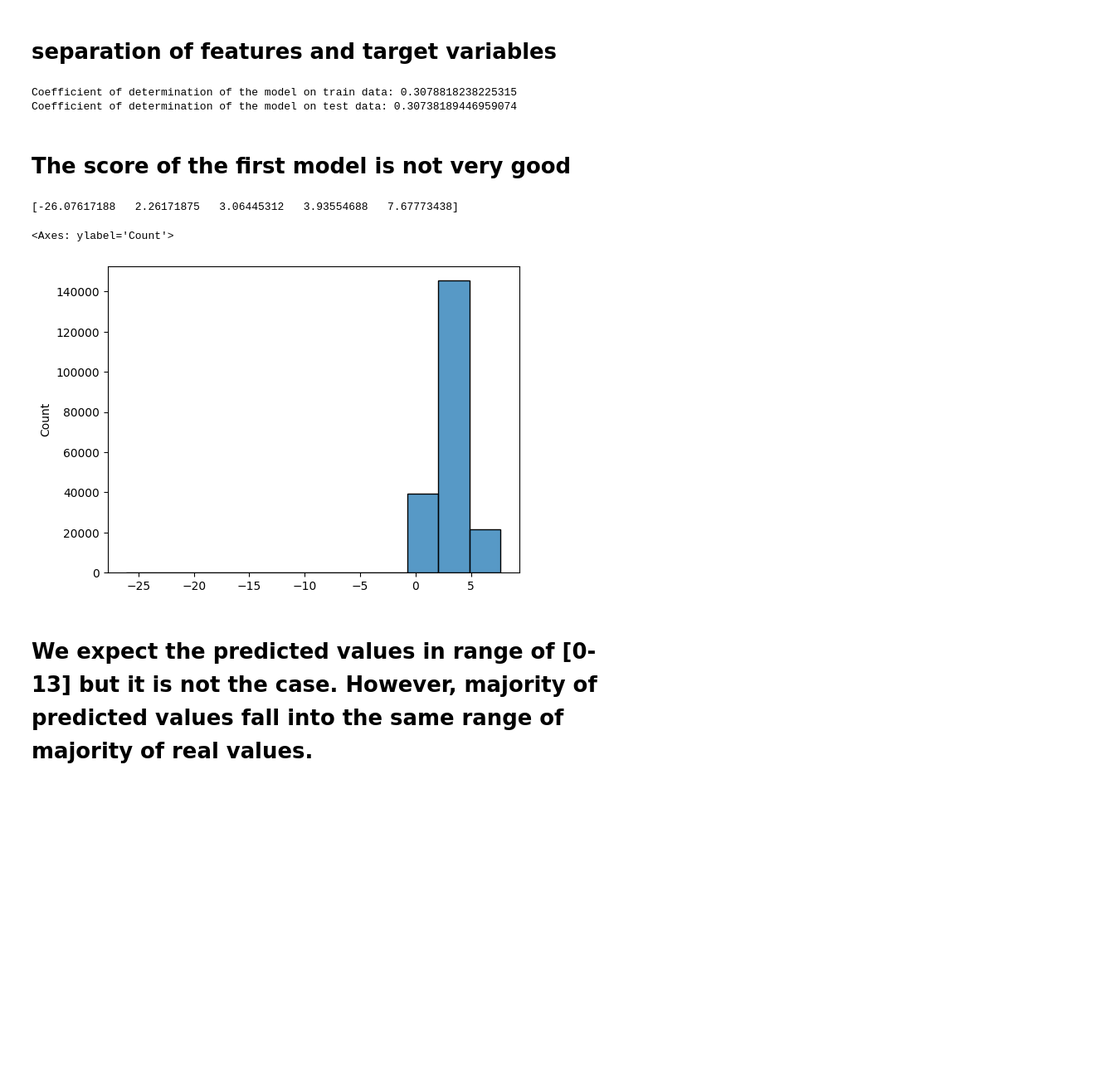
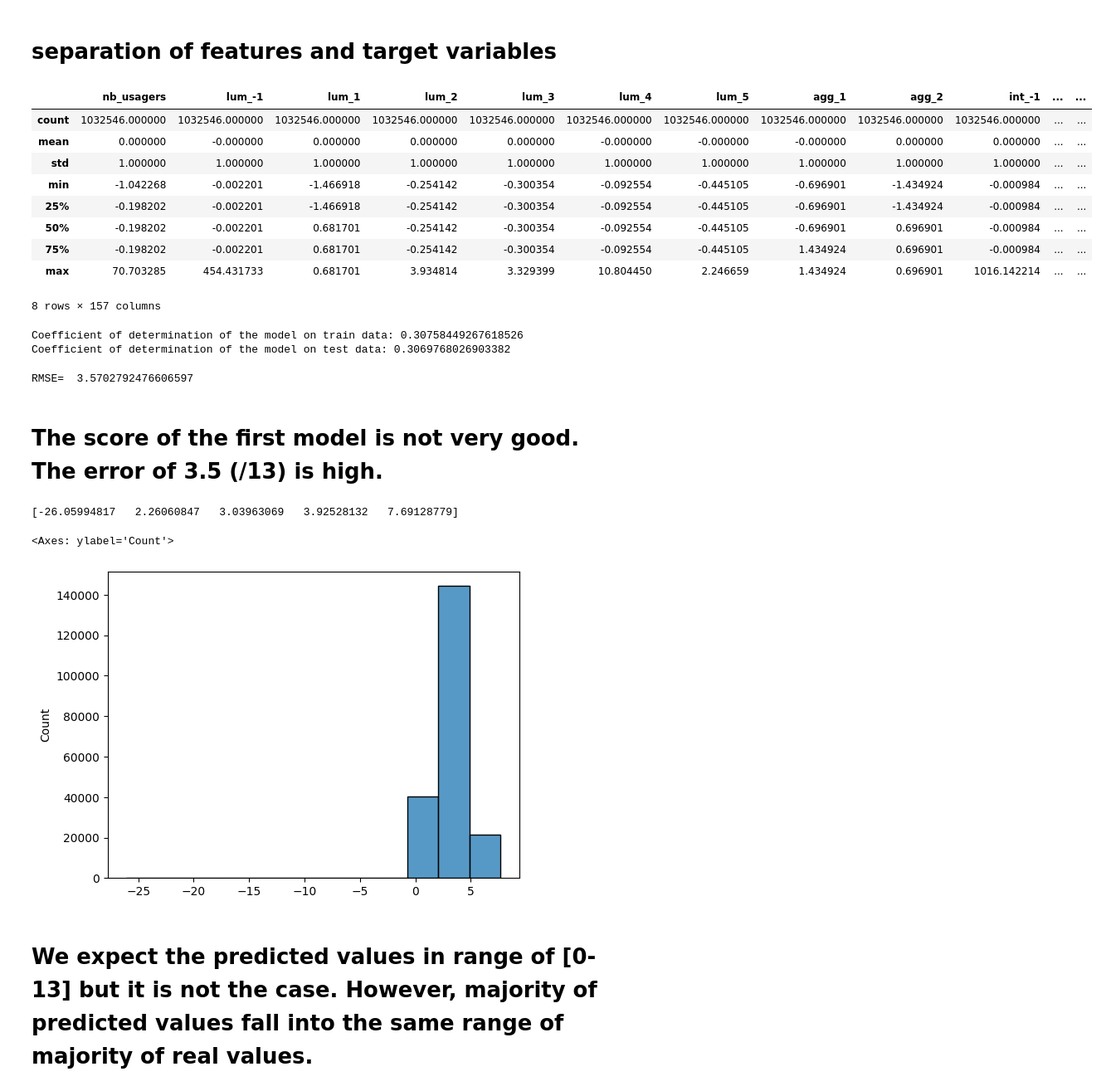
Before and after one commit to trungsi/DS-project---Road-accidents-in-France, a Jupyter notebook: Linear_regressions.ipynb, the cells around one changed output. Shown at 83% size. Cells and saved outputs as stored; diff of their text form; code cells hidden in the pictures; blank space fills up the shorter version.

Commit message:
Add data scaling but it has no effect on results

```diff
--- a/Linear_regressions.ipynb
+++ b/Linear_regressions.ipynb
@@ -158,6 +161,25 @@ df.head()
 # %%
 target = df.grav_mean
 feats = df.drop(columns=['grav_mean'])
+# %%
+# try to scale data
+
+from sklearn.preprocessing import StandardScaler
+
+scaler = StandardScaler()
+feats = pd.DataFrame(scaler.fit_transform(feats), columns=feats.columns, index=feats.index)
+feats.describe()
+# %% [output]
+|  | nb_usagers | lum_-1 | lum_1 | lum_2 | lum_3 | lum_4 | lum_5 | agg_1 | agg_2 | int_-1 | ... | ... |
+| count | 1032546.000000 | 1032546.000000 | 1032546.000000 | 1032546.000000 | 1032546.000000 | 1032546.000000 | 1032546.000000 | 1032546.000000 | 1032546.000000 | 1032546.000000 | ... | ... |
+| mean | 0.000000 | -0.000000 | 0.000000 | 0.000000 | 0.000000 | -0.000000 | -0.000000 | -0.000000 | 0.000000 | 0.000000 | ... | ... |
+| std | 1.000000 | 1.000000 | 1.000000 | 1.000000 | 1.000000 | 1.000000 | 1.000000 | 1.000000 | 1.000000 | 1.000000 | ... | ... |
+| min | -1.042268 | -0.002201 | -1.466918 | -0.254142 | -0.300354 | -0.092554 | -0.445105 | -0.696901 | -1.434924 | -0.000984 | ... | ... |
+| 25% | -0.198202 | -0.002201 | -1.466918 | -0.254142 | -0.300354 | -0.092554 | -0.445105 | -0.696901 | -1.434924 | -0.000984 | ... | ... |
+| 50% | -0.198202 | -0.002201 | 0.681701 | -0.254142 | -0.300354 | -0.092554 | -0.445105 | -0.696901 | 0.696901 | -0.000984 | ... | ... |
+| 75% | -0.198202 | -0.002201 | 0.681701 | -0.254142 | -0.300354 | -0.092554 | -0.445105 | 1.434924 | 0.696901 | -0.000984 | ... | ... |
+| max | 70.703285 | 454.431733 | 0.681701 | 3.934814 | 3.329399 | 10.804450 | 2.246659 | 1.434924 | 0.696901 | 1016.142214 | ... | ... |
+8 rows × 157 columns
 # %%
 from sklearn.model_selection import train_test_split
 
@@ -172,17 +194,24 @@ slr.fit(X_train, y_train)
 print("Coefficient of determination of the model on train data:", slr.score(X_train, y_train))
 print("Coefficient of determination of the model on test data:", slr.score(X_test, y_test))
 # %% [output]
-Coefficient of determination of the model on train data: 0.3078818238225315
-Coefficient of determination of the model on test data: 0.30738189446959074
+Coefficient of determination of the model on train data: 0.30758449267618526
+Coefficient of determination of the model on test data: 0.3069768026903382
+# %%
+from sklearn.metrics import mean_squared_error
+
+y_test_pred = slr.predict(X_test)
+print('RMSE= ', mean_squared_error(y_test, y_test_pred))
+# %% [output]
+RMSE=  3.5702792476606597
 # %% [markdown]
-# The score of the first model is not very good
+# The score of the first model is not very good. The error of 3.5 (/13) is high.
 # %%
 import numpy as np
 print(np.percentile(y_test_pred, q=[0, 25, 50, 75, 100]))
 sns.histplot(y_test_pred, bins=12)
 # %% [output]
-[-26.07617188   2.26171875   3.06445312   3.93554688   7.67773438]
+[-26.05994817   2.26060847   3.03963069   3.92528132   7.69128779]
 <Axes: ylabel='Count'>
-[figure, old version]
+[figure, new version]
 # %% [markdown]
 # We expect the predicted values in range of [0-13] but it is not the case. However, majority of predicted values fall into the same range of majority of real values.
```
Also changed, not shown: parts of 6 cells of this notebook.
